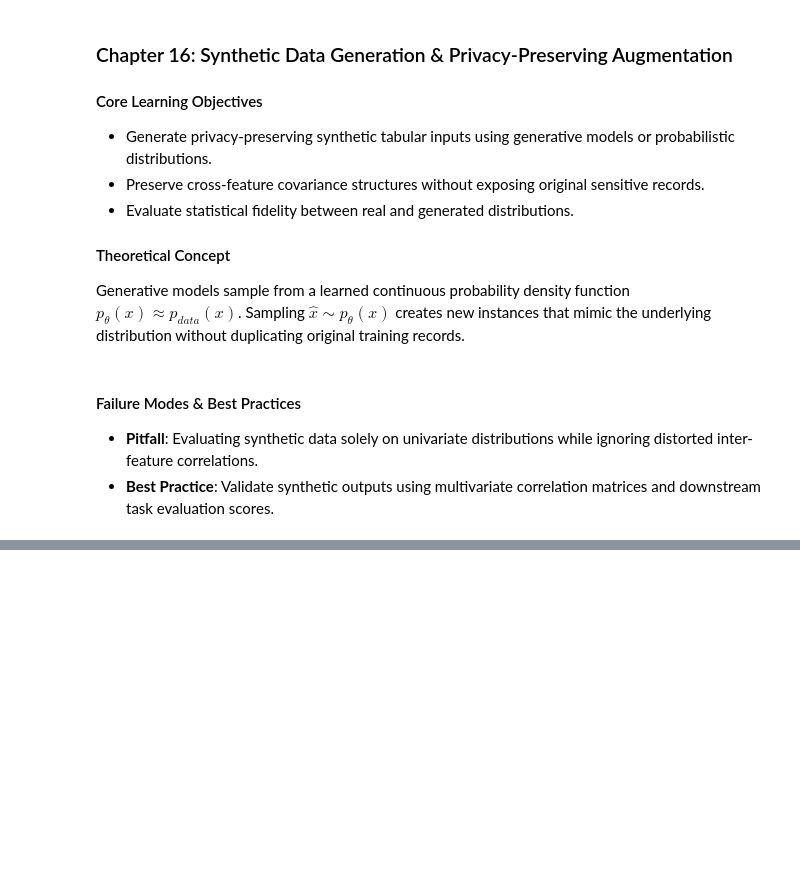
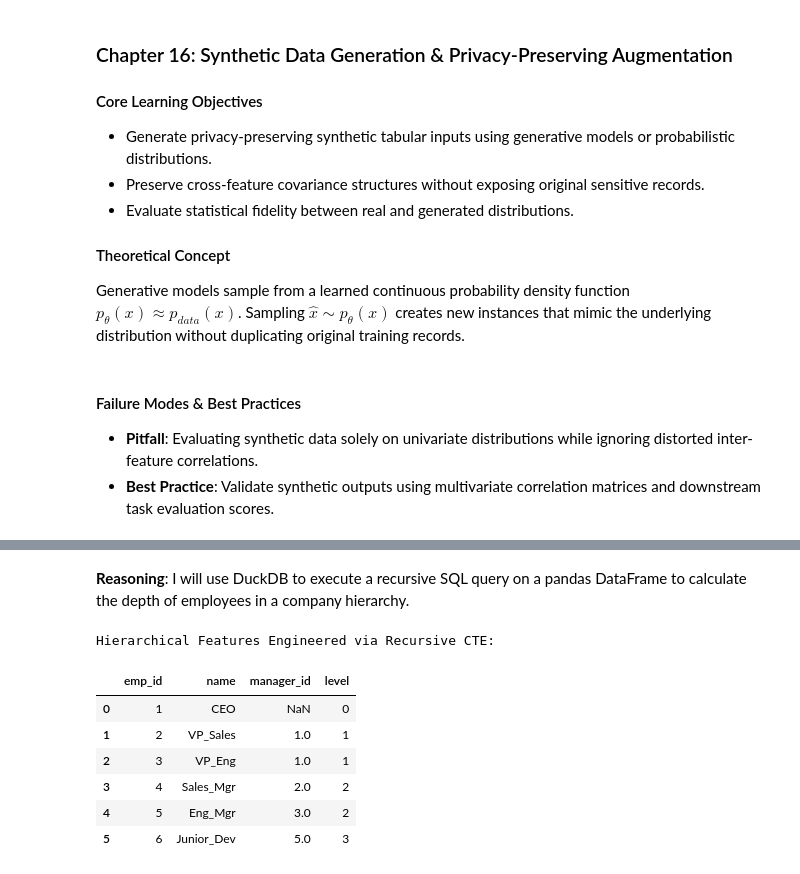
Before and after one commit to saiDan77/nn-from-scratch, a Jupyter notebook: DATAPREP.ipynb, the cells around one changed output, grey strips where cells are left out. Drawn from its saved outputs; the diff is of its cells as text; code cells hidden in the pictures; blank space fills up the shorter version.

```diff
--- a/DATAPREP.ipynb
+++ b/DATAPREP.ipynb
@@ -540,0 +1343,47 @@ def generate_synthetic_gaussian_data(reference_df: pd.DataFrame, num_samples: in
+# %% [markdown]
+**Reasoning**:
+I will use DuckDB to execute a recursive SQL query on a pandas DataFrame to calculate the depth of employees in a company hierarchy.
+# %%
+import pandas as pd
+import duckdb
+
+# 1. Define a hierarchical adjacency list (Manager-Employee)
+hierarchy_data = {
+    'emp_id': [1, 2, 3, 4, 5, 6],
+    'name': ['CEO', 'VP_Sales', 'VP_Eng', 'Sales_Mgr', 'Eng_Mgr', 'Junior_Dev'],
+    'manager_id': [None, 1, 1, 2, 3, 5]
+}
+hierarchy_df = pd.DataFrame(hierarchy_data)
+
+# 2. Recursive CTE to calculate hierarchy depth
+recursive_query = """
+WITH RECURSIVE org_path AS (
+    -- Anchor Member: Start with the top-level node (CEO)
+    SELECT emp_id, name, manager_id, 0 AS level
+    FROM hierarchy_df
+    WHERE manager_id IS NULL
+
+    UNION ALL
+
+    -- Recursive Member: Join the CTE back to the base table
+    SELECT e.emp_id, e.name, e.manager_id, op.level + 1
+    FROM hierarchy_df e
+    JOIN org_path op ON e.manager_id = op.emp_id
+    WHERE op.level < 10 -- Safety termination depth
+)
+SELECT * FROM org_path ORDER BY level ASC;
+"""
+
+hierarchy_features = duckdb.query(recursive_query).to_df()
+
+print("Hierarchical Features Engineered via Recursive CTE:")
+display(hierarchy_features)
+# %% [output]
+Hierarchical Features Engineered via Recursive CTE:
+|  | emp_id | name | manager_id | level |
+| 0 | 1 | CEO | NaN | 0 |
+| 1 | 2 | VP_Sales | 1.0 | 1 |
+| 2 | 3 | VP_Eng | 1.0 | 1 |
+| 3 | 4 | Sales_Mgr | 2.0 | 2 |
+| 4 | 5 | Eng_Mgr | 3.0 | 2 |
+| 5 | 6 | Junior_Dev | 5.0 | 3 |
```
Also changed, not shown: parts of 91 cells of this notebook.
